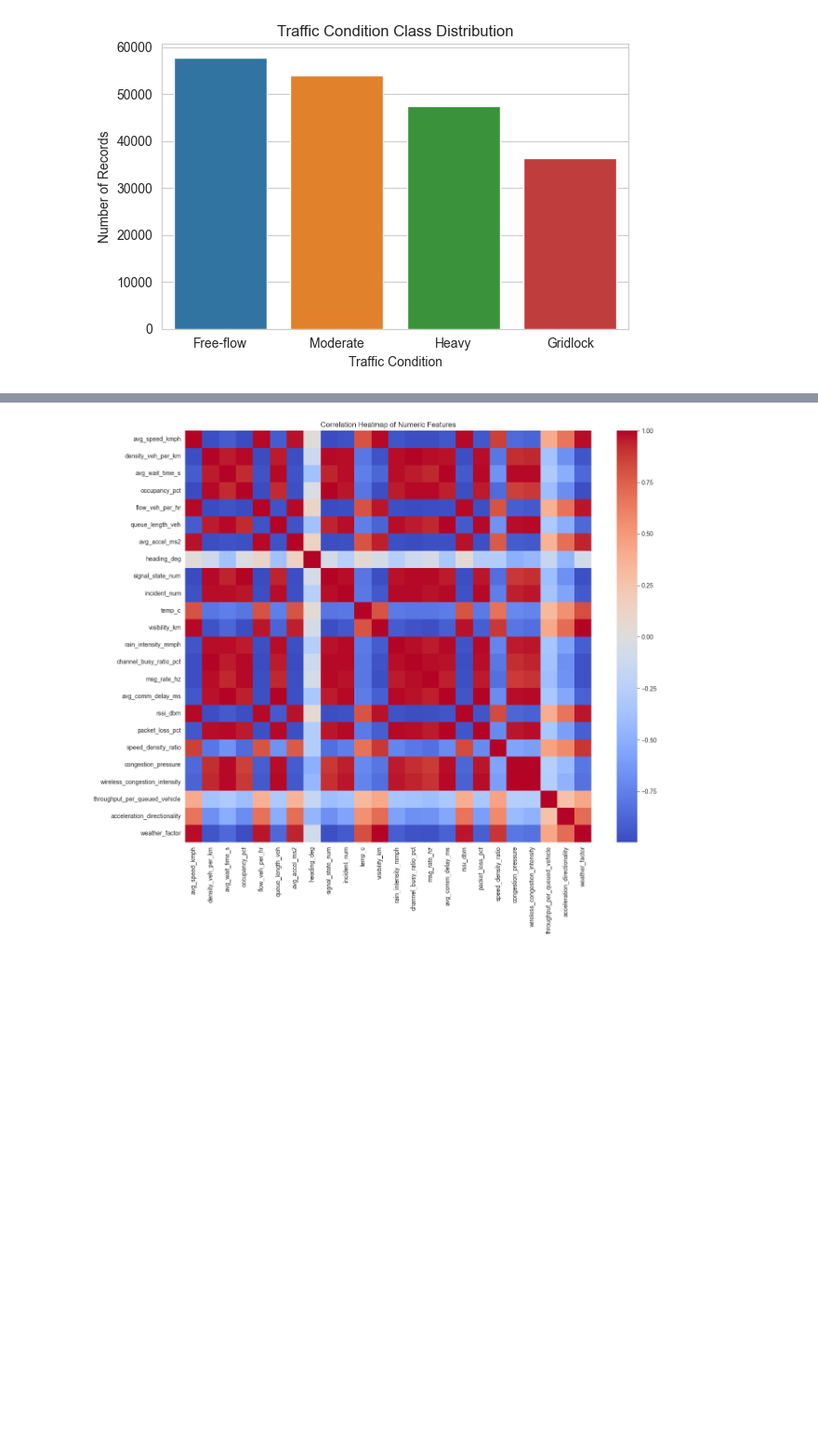
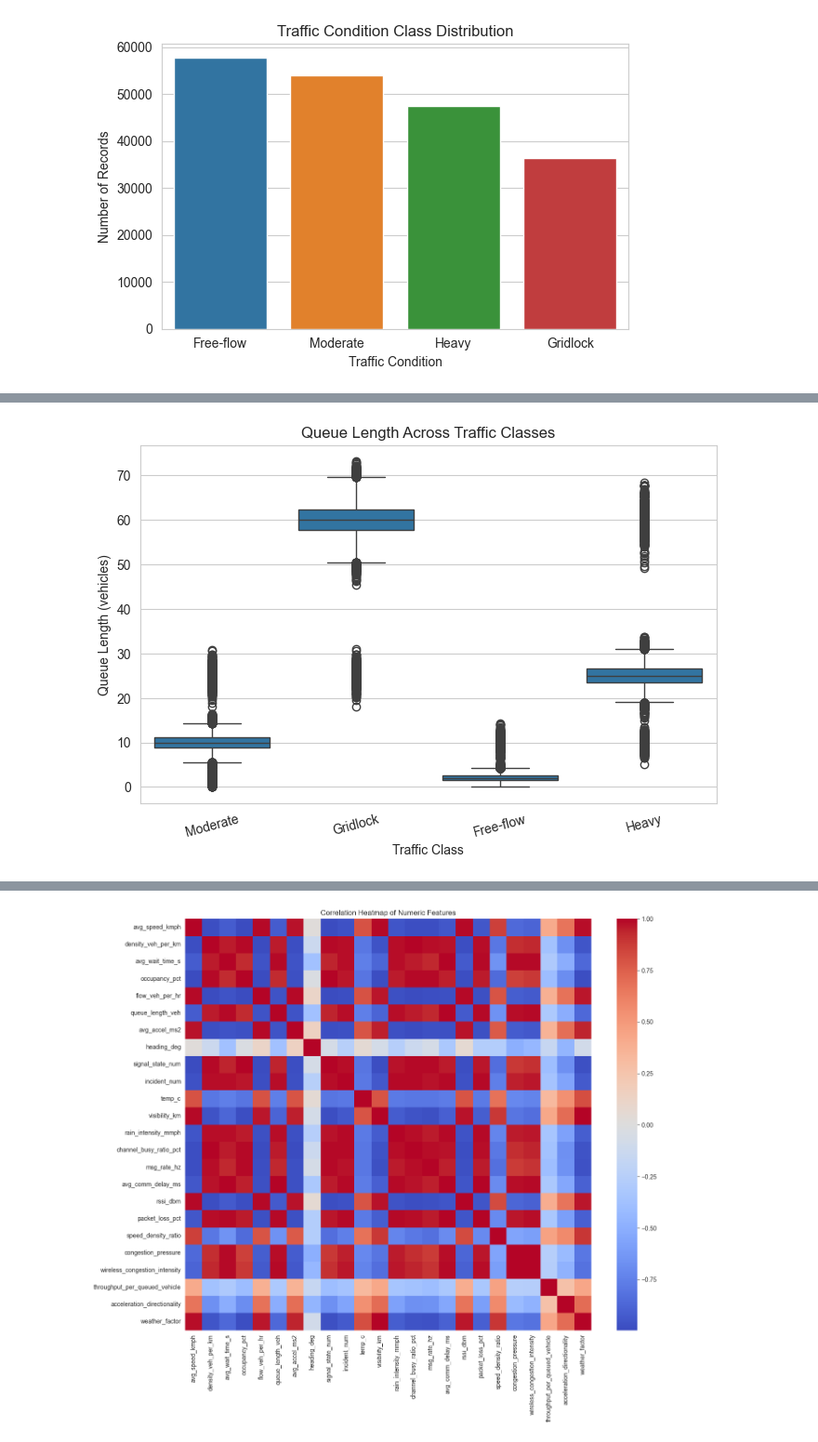
Before and after one commit to 23mani/ML-Capstone-Hotel-Booking-Demand, a Jupyter notebook: notebooks/preprocessing_class.ipynb, the cells around one changed output, grey strips where cells are left out. Shown at 93% size. Drawn from its saved outputs; the diff is of its cells as text; code cells hidden in the pictures; blank space fills up the shorter version.

```diff
--- a/notebooks/preprocessing_class.ipynb
+++ b/notebooks/preprocessing_class.ipynb
@@ -109,0 +122,12 @@ Insight:The four groups are roughly the same size (18% to 30% each). Because the
+# %%
+#Queue length vs congestion class
+#gives us clear traffic-related insight.
+plt.figure(figsize=(8,5))
+sns.boxplot(data=df, x="label", y="queue_length_veh")
+plt.title("Queue Length Across Traffic Classes")
+plt.xlabel("Traffic Class")
+plt.ylabel("Queue Length (vehicles)")
+plt.xticks(rotation=15)
+plt.show()
+# %% [output]
+[figure, added]
```
Also changed, not shown: parts of 4 cells of this notebook.
